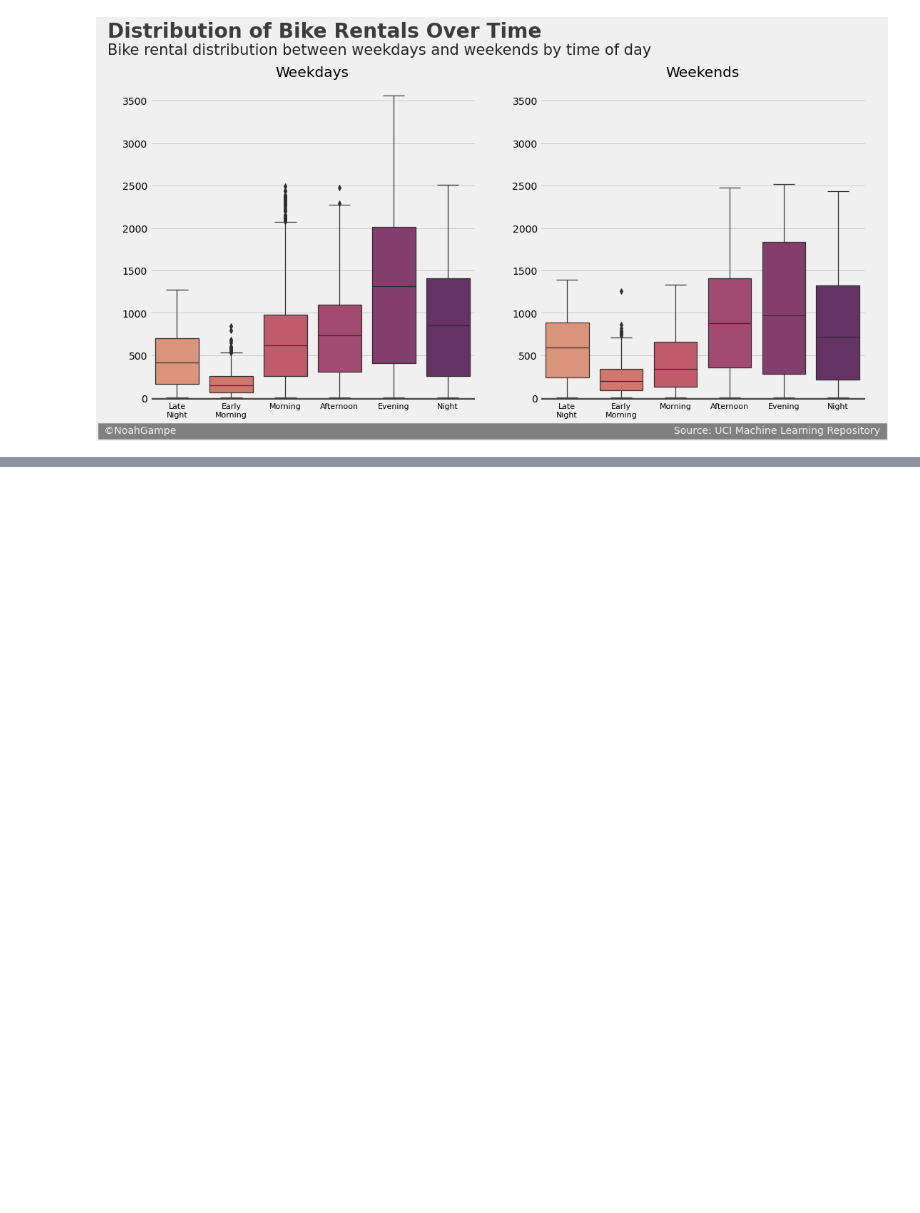
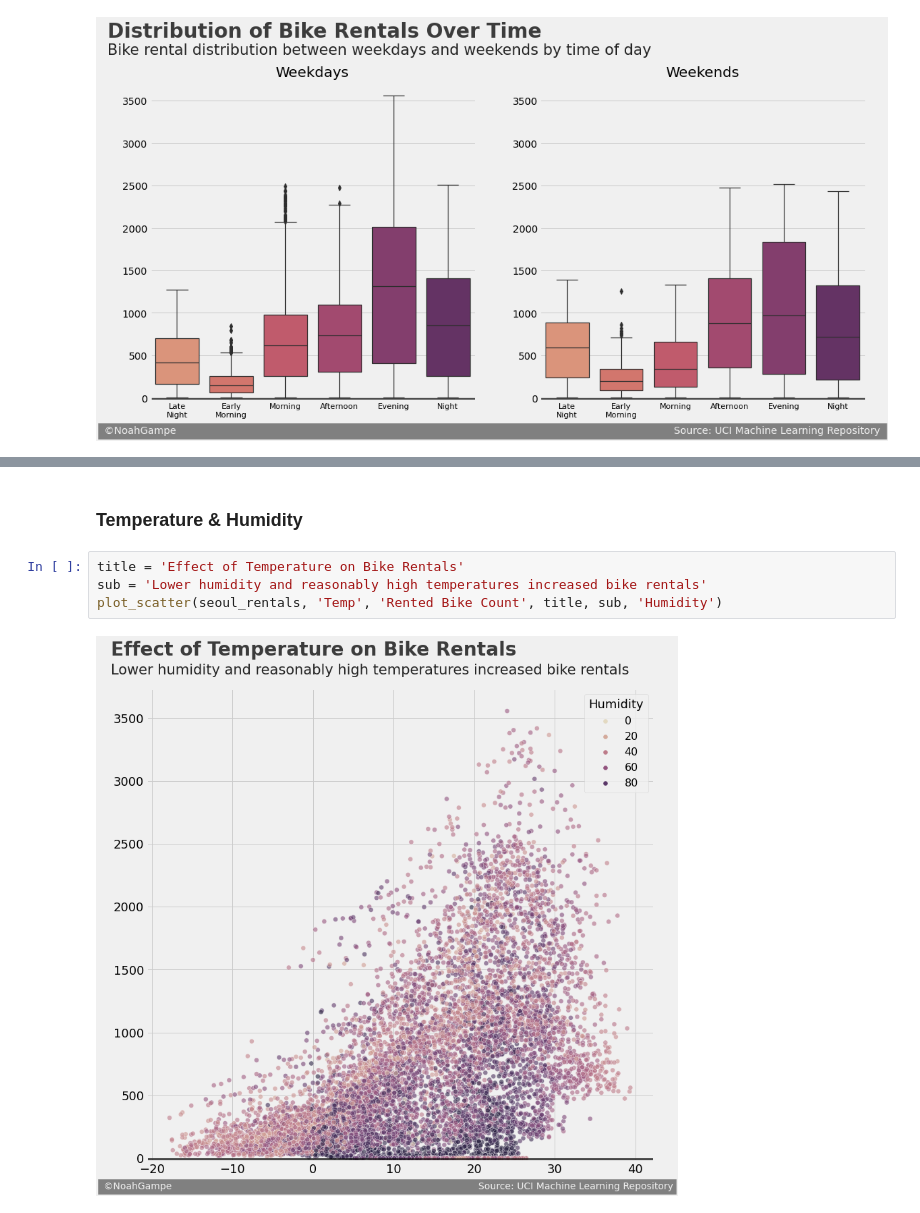
Before and after one commit to noah-kg/predicting-seoul-bike-rentals, a Jupyter notebook: Seoul Bike Rentals.ipynb, the cells around one changed output, grey strips where cells are left out. Saved outputs shown, nothing was run; the diff lists cells and outputs as text; blank space fills up the shorter version.

```diff
--- a/Seoul Bike Rentals.ipynb
+++ b/Seoul Bike Rentals.ipynb
@@ -554,0 +534,8 @@ plot_scatter(seoul_rentals, 'Temp', 'Rented Bike Count', title, sub, 'Humidity')
+# %% [markdown]
+### Temperature & Humidity
+# %%
+title = 'Effect of Temperature on Bike Rentals'
+sub = 'Lower humidity and reasonably high temperatures increased bike rentals'
+plot_scatter(seoul_rentals, 'Temp', 'Rented Bike Count', title, sub, 'Humidity')
+# %% [output]
+[figure, added]
```
Also changed, not shown: parts of 12 cells of this notebook.
